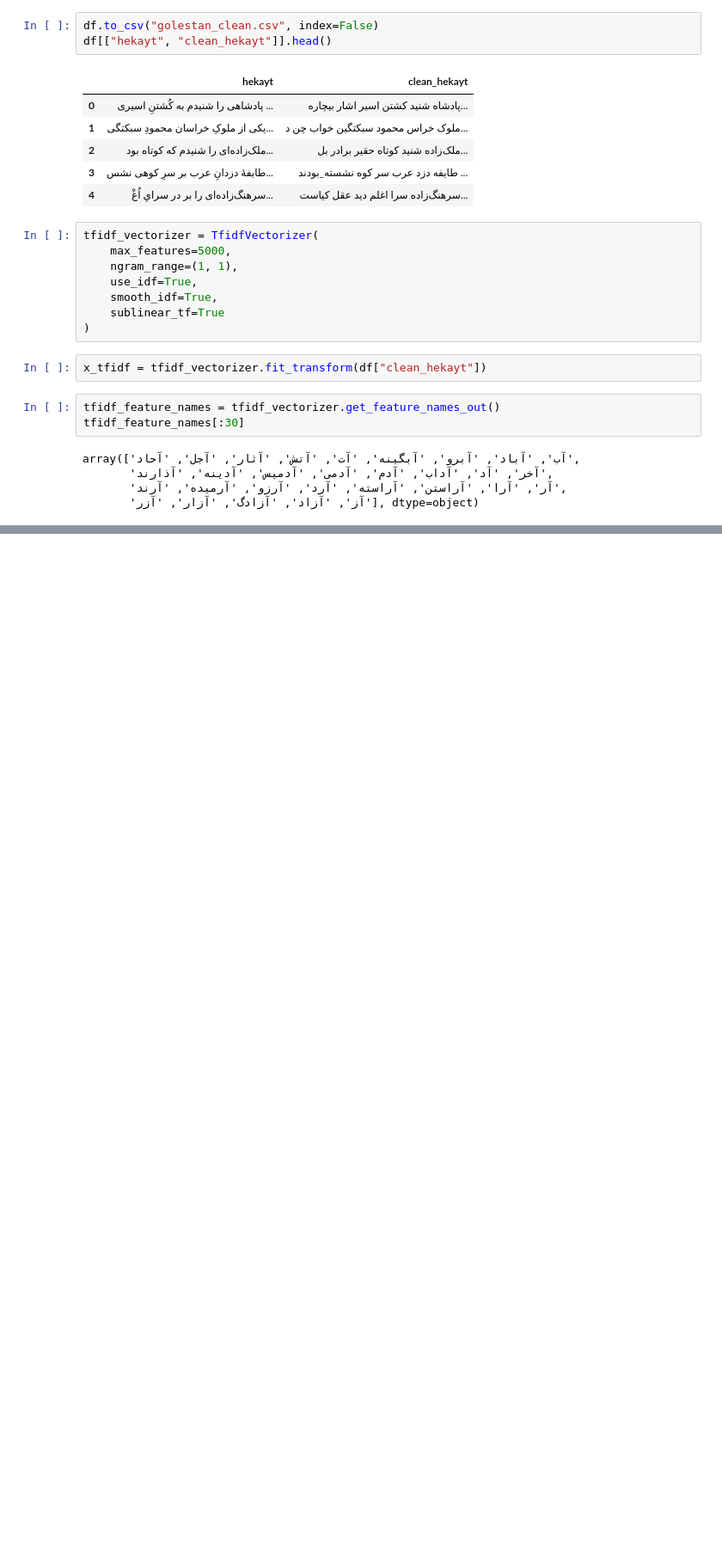
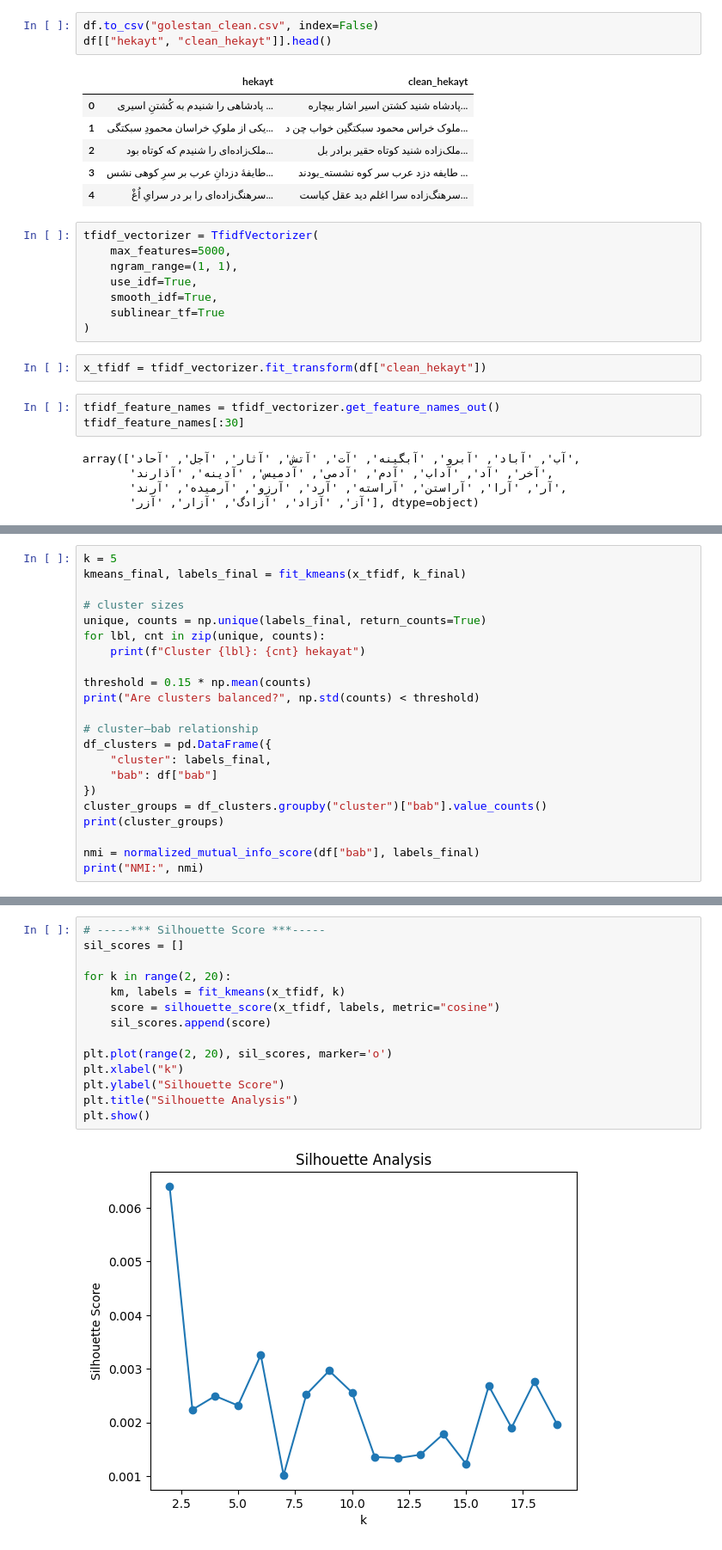
Before and after one commit to elaheyaghoubi/golestan-text-clustering, a Jupyter notebook: main.ipynb, the cells around one changed output, grey strips where cells are left out. Shown at 86% size. Drawn from its saved outputs; the diff is of its cells as text; blank space fills up the shorter version.

```diff
--- a/main.ipynb
+++ b/main.ipynb
@@ -213,0 +189,22 @@ Top words for cluster 0:
+# %%
+k = 5
+kmeans_final, labels_final = fit_kmeans(x_tfidf, k_final)
+
+# cluster sizes
+unique, counts = np.unique(labels_final, return_counts=True)
+for lbl, cnt in zip(unique, counts):
+    print(f"Cluster {lbl}: {cnt} hekayat")
+
+threshold = 0.15 * np.mean(counts)
+print("Are clusters balanced?", np.std(counts) < threshold)
+
+# cluster–bab relationship
+df_clusters = pd.DataFrame({
+    "cluster": labels_final,
+    "bab": df["bab"]
+})
+cluster_groups = df_clusters.groupby("cluster")["bab"].value_counts()
+print(cluster_groups)
+
+nmi = normalized_mutual_info_score(df["bab"], labels_final)
+print("NMI:", nmi)
@@ -213,0 +325,16 @@ Top words for cluster 0:
+# %%
+# -----*** Silhouette Score ***-----
+sil_scores = []
+
+for k in range(2, 20):
+    km, labels = fit_kmeans(x_tfidf, k)
+    score = silhouette_score(x_tfidf, labels, metric="cosine")
+    sil_scores.append(score)
+
+plt.plot(range(2, 20), sil_scores, marker='o')
+plt.xlabel("k")
+plt.ylabel("Silhouette Score")
+plt.title("Silhouette Analysis")
+plt.show()
+# %% [output]
+[figure, added]
```
Also changed, not shown: parts of 19 cells of this notebook.
